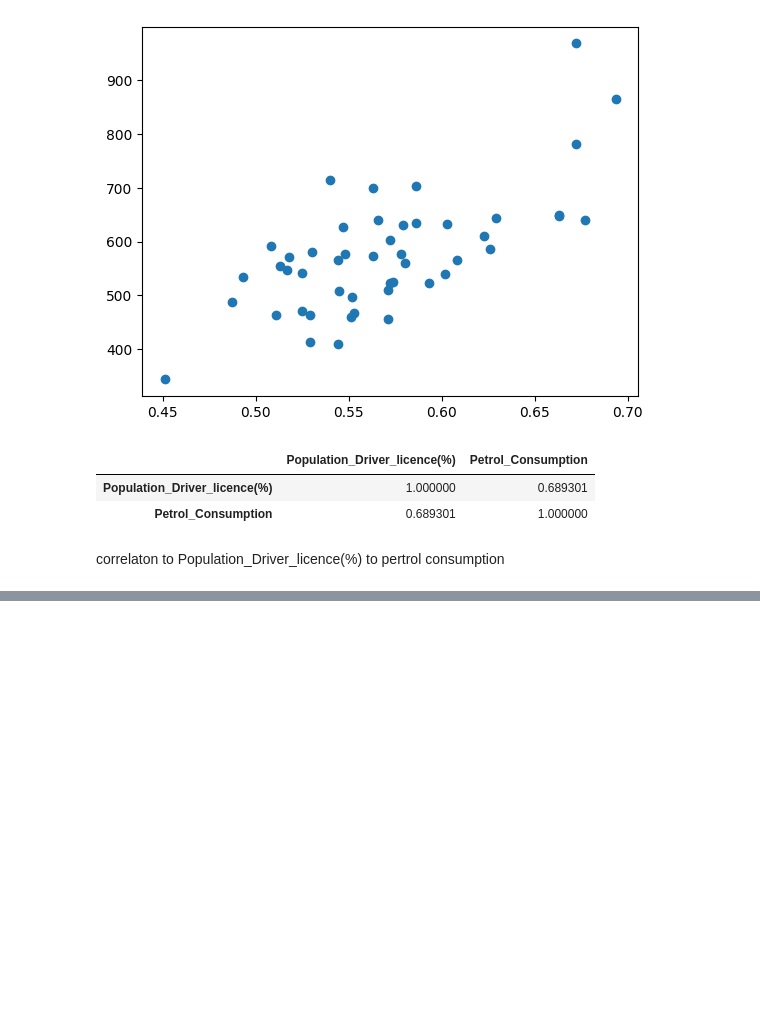
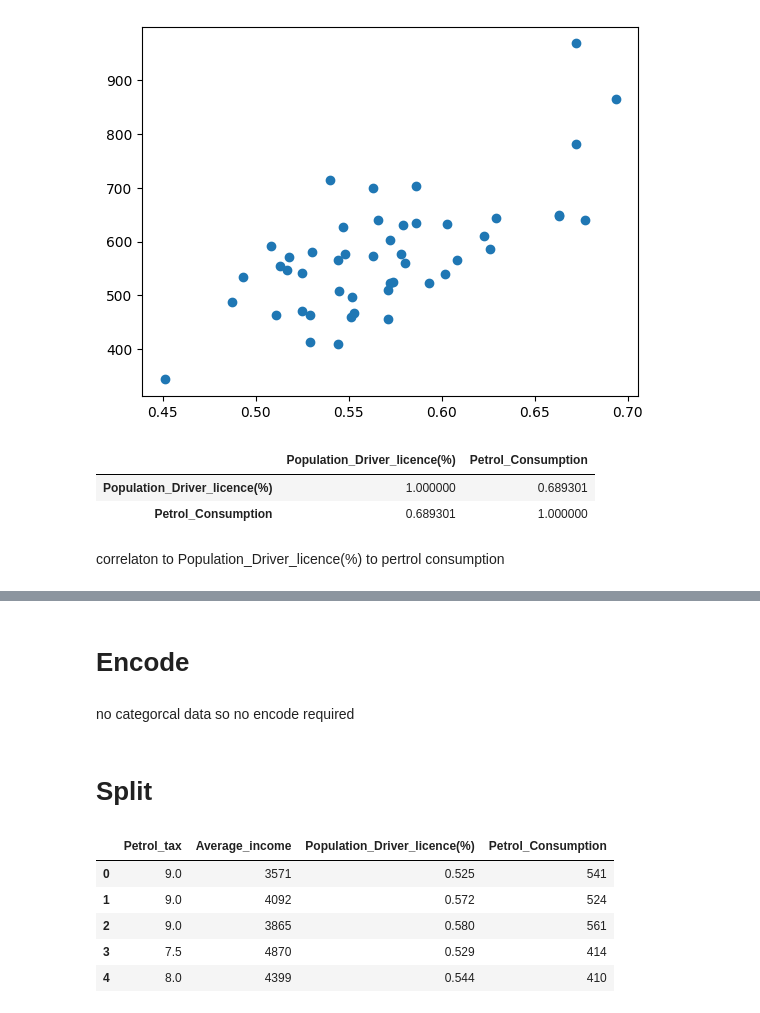
Before and after one commit to neelakandanoj/Python, a Jupyter notebook: MachineLearniing/LinearRegresson/petrol.ipynb, the cells around one changed output, grey strips where cells are left out. Saved outputs shown, nothing was run; the diff lists cells and outputs as text; code cells hidden in the pictures; blank space fills up the shorter version.

```diff
--- a/MachineLearniing/LinearRegresson/petrol.ipynb
+++ b/MachineLearniing/LinearRegresson/petrol.ipynb
@@ -354,0 +361,15 @@ correlaton to Population_Driver_licence(%) to pertrol consumption
+# %% [markdown]
+# **Encode**
+# %% [markdown]
+no categorcal data so no encode required
+# %% [markdown]
+# **Split**
+# %%
+df.head()
+# %% [output]
+|  | Petrol_tax | Average_income | Population_Driver_licence(%) | Petrol_Consumption |
+| 0 | 9.0 | 3571 | 0.525 | 541 |
+| 1 | 9.0 | 4092 | 0.572 | 524 |
+| 2 | 9.0 | 3865 | 0.580 | 561 |
+| 3 | 7.5 | 4870 | 0.529 | 414 |
+| 4 | 8.0 | 4399 | 0.544 | 410 |
```
Also changed, not shown: parts of 15 cells of this notebook.
